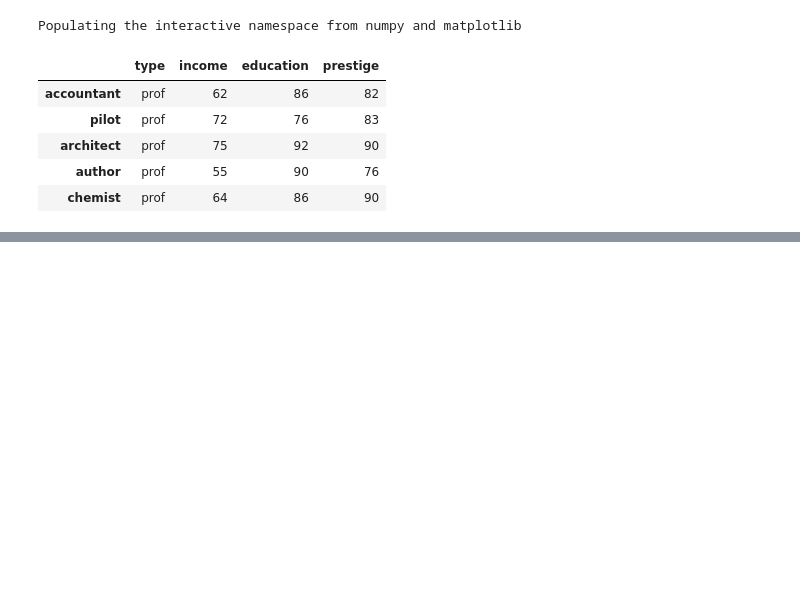
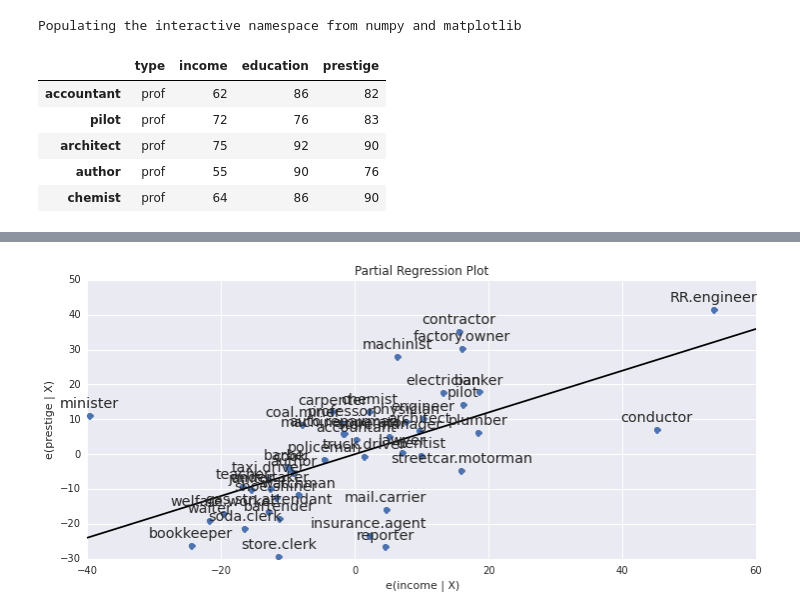
Before and after one commit to NeoNeoHo/ml4h, a Jupyter notebook: StatsModels-Regression-Plot.ipynb, the cells around one changed output, grey strips where cells are left out. Cells and saved outputs as stored; diff of their text form; code cells hidden in the pictures; blank space fills up the shorter version.

```diff
--- a/StatsModels-Regression-Plot.ipynb
+++ b/StatsModels-Regression-Plot.ipynb
@@ -51,0 +52,6 @@ fig = sm.graphics.influence_plot(prestige_model, ax = ax, criterion='cooks')
+# %%
+fig, ax = plt.subplots(figsize = (12, 5))
+fig = sm.graphics.plot_partregress('prestige', 'income', ['education'], data=prestige, ax=ax, obs_labels=True)
+ax = fig.axes[0]
+# %% [output]
+[figure, added]
```
Also changed, not shown: parts of 2 cells of this notebook.
